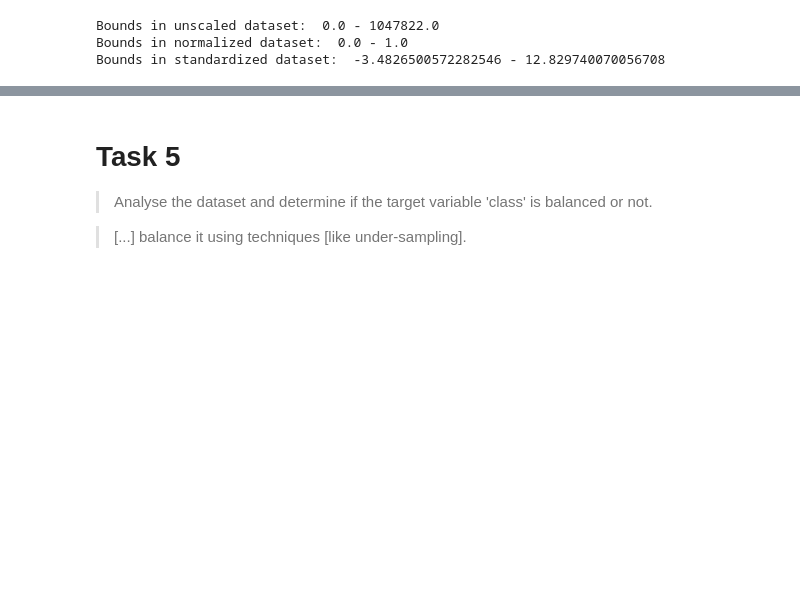
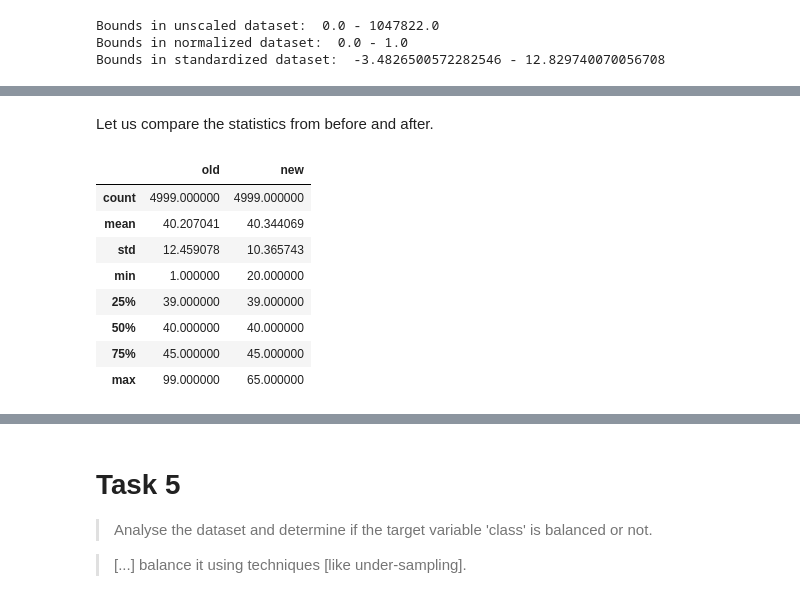
Before and after one commit to Jonson26/DSH-Pase2-Group1, a Jupyter notebook: Session2.ipynb, the cells around one changed output, grey strips where cells are left out. Cells and saved outputs as stored; diff of their text form; code cells hidden in the pictures; blank space fills up the shorter version.

```diff
--- a/Session2.ipynb
+++ b/Session2.ipynb
@@ -489,0 +572,18 @@ The code below is not functional as of now
+# %% [markdown]
+Let us compare the statistics from before and after.
+# %%
+# Make a comparison table
+dfCompare = pd.DataFrame()
+dfCompare['old'] = df_old[['hours-per-week']]
+dfCompare['new'] = df[['hours-per-week']]
+dfCompare.describe()
+# %% [output]
+|  | old | new |
+| count | 4999.000000 | 4999.000000 |
+| mean | 40.207041 | 40.344069 |
+| std | 12.459078 | 10.365743 |
+| min | 1.000000 | 20.000000 |
+| 25% | 39.000000 | 39.000000 |
+| 50% | 40.000000 | 40.000000 |
+| 75% | 45.000000 | 45.000000 |
+| max | 99.000000 | 65.000000 |
```
Also changed, not shown: parts of 43 cells of this notebook.
